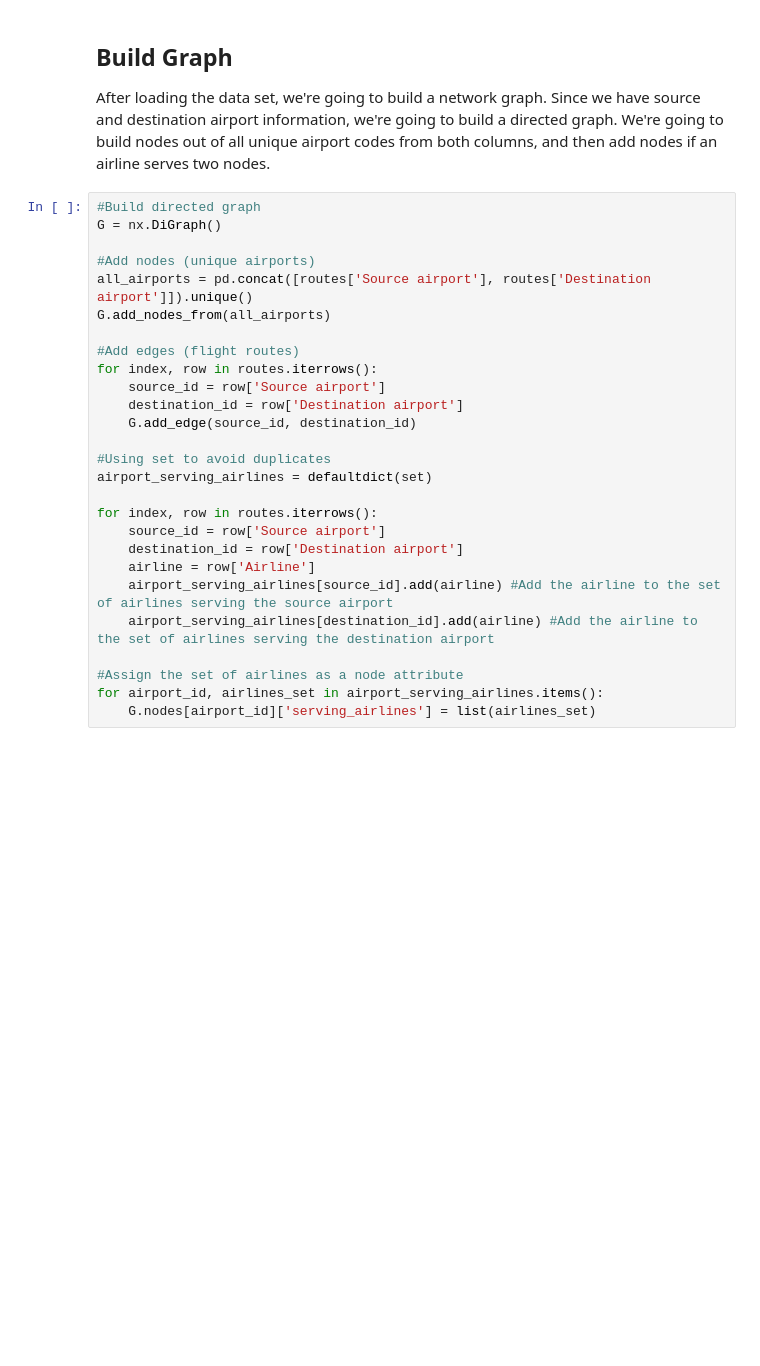
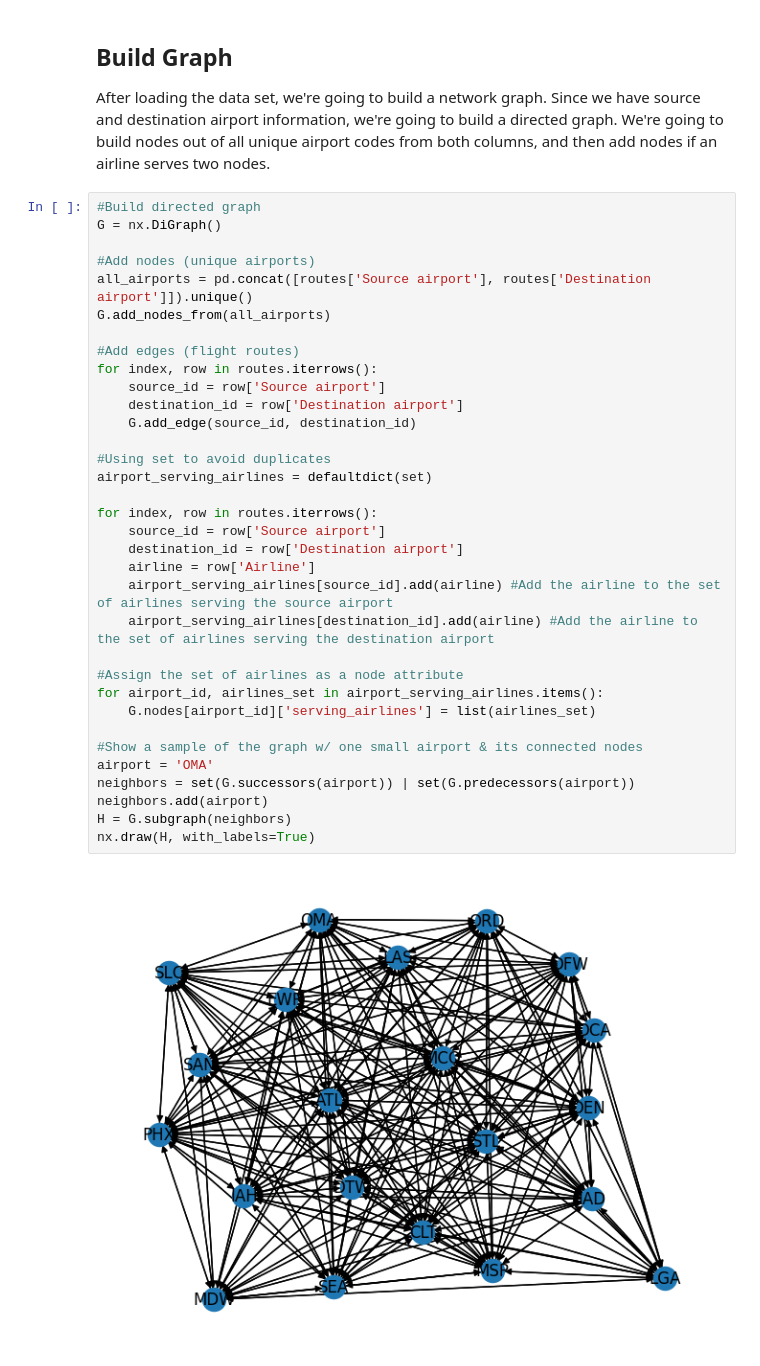
Before and after one commit to lucasweyrich958/DATA620, a Jupyter notebook: Project 1.ipynb, the cells around one changed output. Saved outputs shown, nothing was run; the diff lists cells and outputs as text; blank space fills up the shorter version.

```diff
--- a/Project 1.ipynb
+++ b/Project 1.ipynb
@@ -24,30 +40,39 @@ After loading the data set, we're going to build a network graph. Since we have
 # %%
 #Build directed graph
 G = nx.DiGraph()
 
 #Add nodes (unique airports)
 all_airports = pd.concat([routes['Source airport'], routes['Destination airport']]).unique()
 G.add_nodes_from(all_airports)
 
 #Add edges (flight routes)
 for index, row in routes.iterrows():
     source_id = row['Source airport']
     destination_id = row['Destination airport']
     G.add_edge(source_id, destination_id)
 
 #Using set to avoid duplicates
 airport_serving_airlines = defaultdict(set)
 
 for index, row in routes.iterrows():
     source_id = row['Source airport']
     destination_id = row['Destination airport']
     airline = row['Airline']
     airport_serving_airlines[source_id].add(airline) #Add the airline to the set of airlines serving the source airport
     airport_serving_airlines[destination_id].add(airline) #Add the airline to the set of airlines serving the destination airport
 
 #Assign the set of airlines as a node attribute
 for airport_id, airlines_set in airport_serving_airlines.items():
     G.nodes[airport_id]['serving_airlines'] = list(airlines_set)
+
+#Show a sample of the graph w/ one small airport & its connected nodes
+airport = 'OMA'
+neighbors = set(G.successors(airport)) | set(G.predecessors(airport))
+neighbors.add(airport)
+H = G.subgraph(neighbors)
+nx.draw(H, with_labels=True)
+# %% [output]
+[figure, added]
 # %% [markdown]
 ## Network Measures
 
```
Also changed, not shown: parts of 6 cells of this notebook.
